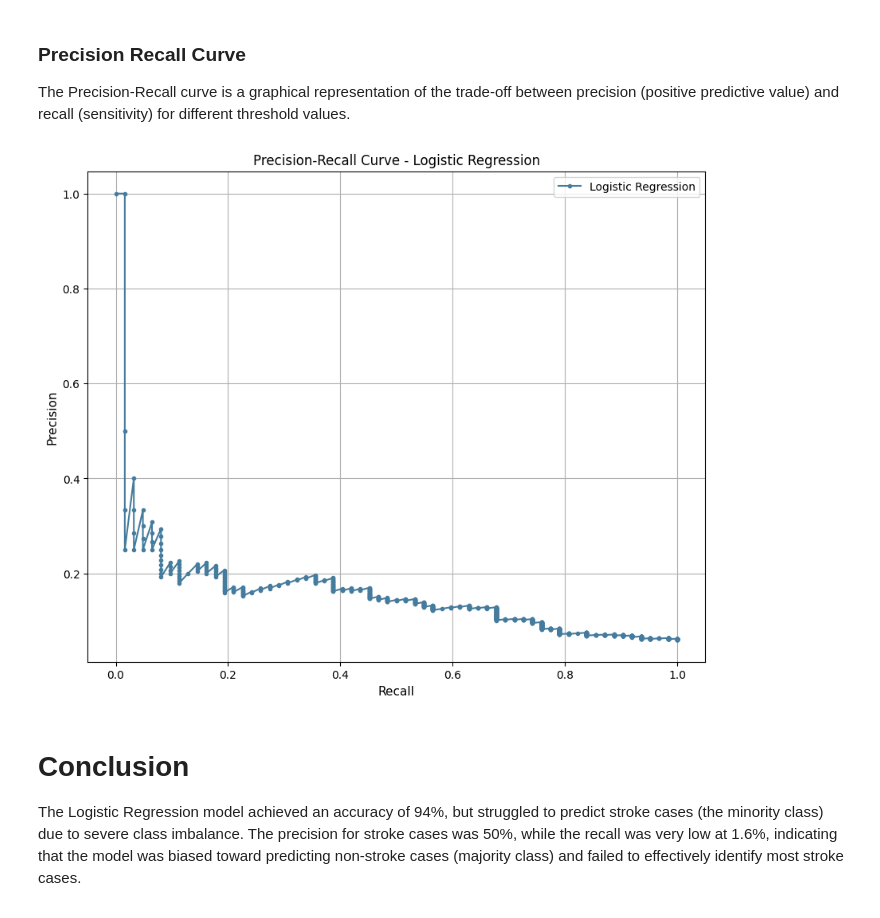
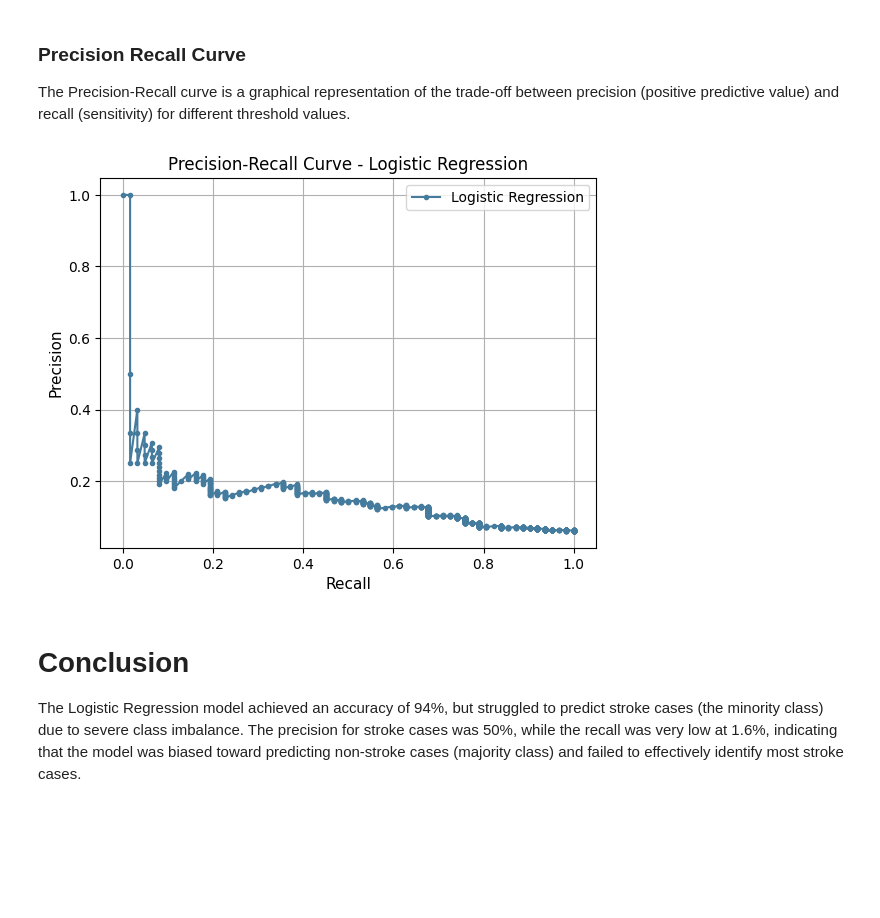
Before and after one commit to Kuldeep7k/Healthcare_Analysis_for_Stroke_Prediction, a Jupyter notebook: Healthcare Stroke Project.ipynb, the cells around one changed output. Drawn from its saved outputs; the diff is of its cells as text; code cells hidden in the pictures; blank space fills up the shorter version.

```diff
--- a/Healthcare Stroke Project.ipynb
+++ b/Healthcare Stroke Project.ipynb
@@ -1188,24 +1188,24 @@ The Precision-Recall curve is a graphical representation of the trade-off betwee
 # %%
 from sklearn.metrics import precision_recall_curve
 
 # Get continuous predictions (probabilities) from the logistic regression model
 y_pred_prob = log_reg_model.probas_pred(X_test)
 
 # Calculate precision and recall using the true labels and the predicted probabilities
 # precision_recall_curve returns precision, recall, and the thresholds used to calculate them
 precision, recall, _ = precision_recall_curve(y_test, y_pred_prob)
 
 # Plot the Precision-Recall curve
-plt.figure(figsize=(10, 8))
+
 plt.plot(recall, precision, marker='.', color='#457b9d', label='Logistic Regression')
 plt.title('Precision-Recall Curve - Logistic Regression', fontsize=12)
 plt.xlabel('Recall', fontsize=11)
 plt.ylabel('Precision', fontsize=11)
 plt.legend()
 plt.grid(True)
 plt.show()
 # %% [output]
-[figure, old version]
+[figure, new version]
 # %% [markdown]
 # **Conclusion**
 
```
